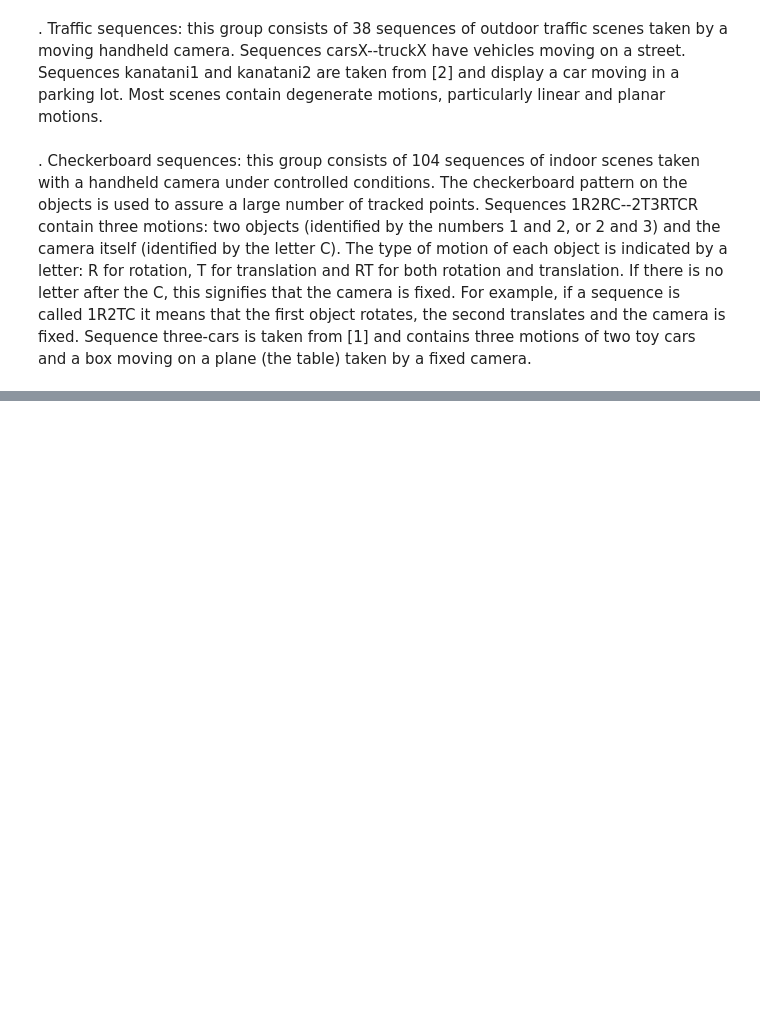
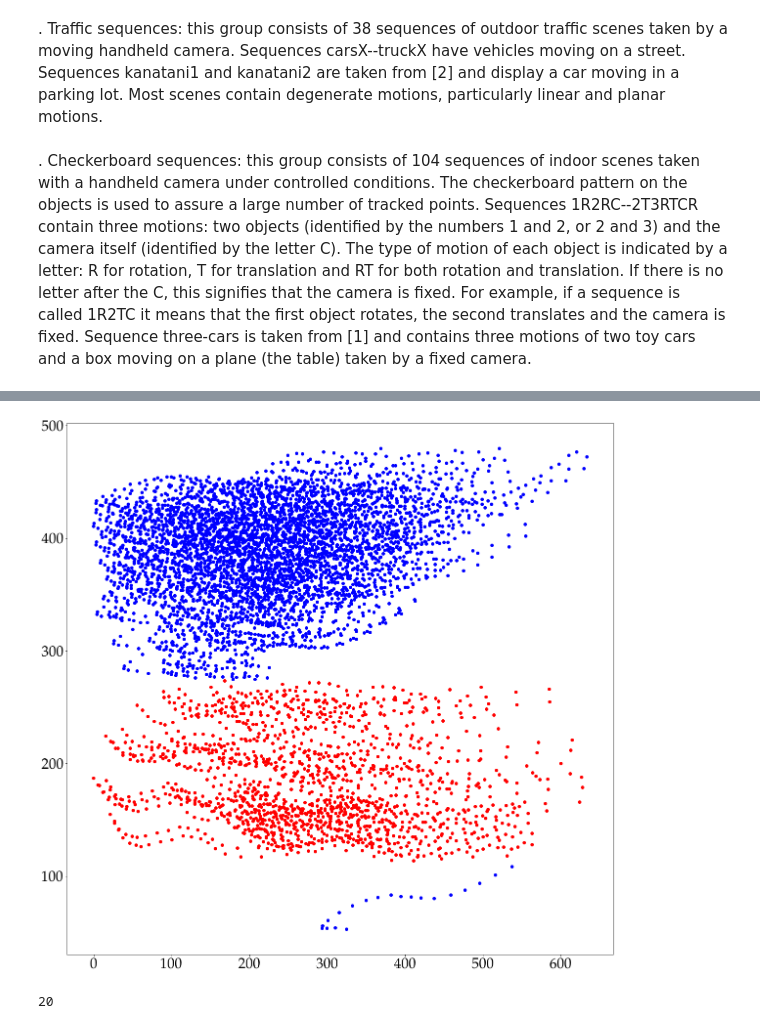
Before and after one commit to VincentMatthys/Unsupervised, a Jupyter notebook: project2/group/Motion_segmentation.ipynb, the cells around one changed output, grey strips where cells are left out. Cells and saved outputs as stored; diff of their text form; code cells hidden in the pictures; blank space fills up the shorter version.

```diff
--- a/project2/group/Motion_segmentation.ipynb
+++ b/project2/group/Motion_segmentation.ipynb
@@ -549,0 +564,17 @@ cars and a box moving on a plane (the table) taken by a fixed camera.
+# %%
+key = "cars1"
+colors = ["red", "blue"]
+
+
+plt.figure(figsize = (20, 20))
+for col in range(motion_data[key]["y"].shape[1]):
+    plt.scatter(motion_data[key]["y"][0, col],
+                motion_data[key]["y"][1, col],
+#                 alpha = 0.5,
+                color = colors[int(motion_data[key]["s"][col])]);
+# %% [output]
+[figure, added]
+# %%
+motion_data[key]["frames"]
+# %% [output]
+20
```
Also changed, not shown: parts of 9 cells of this notebook.
